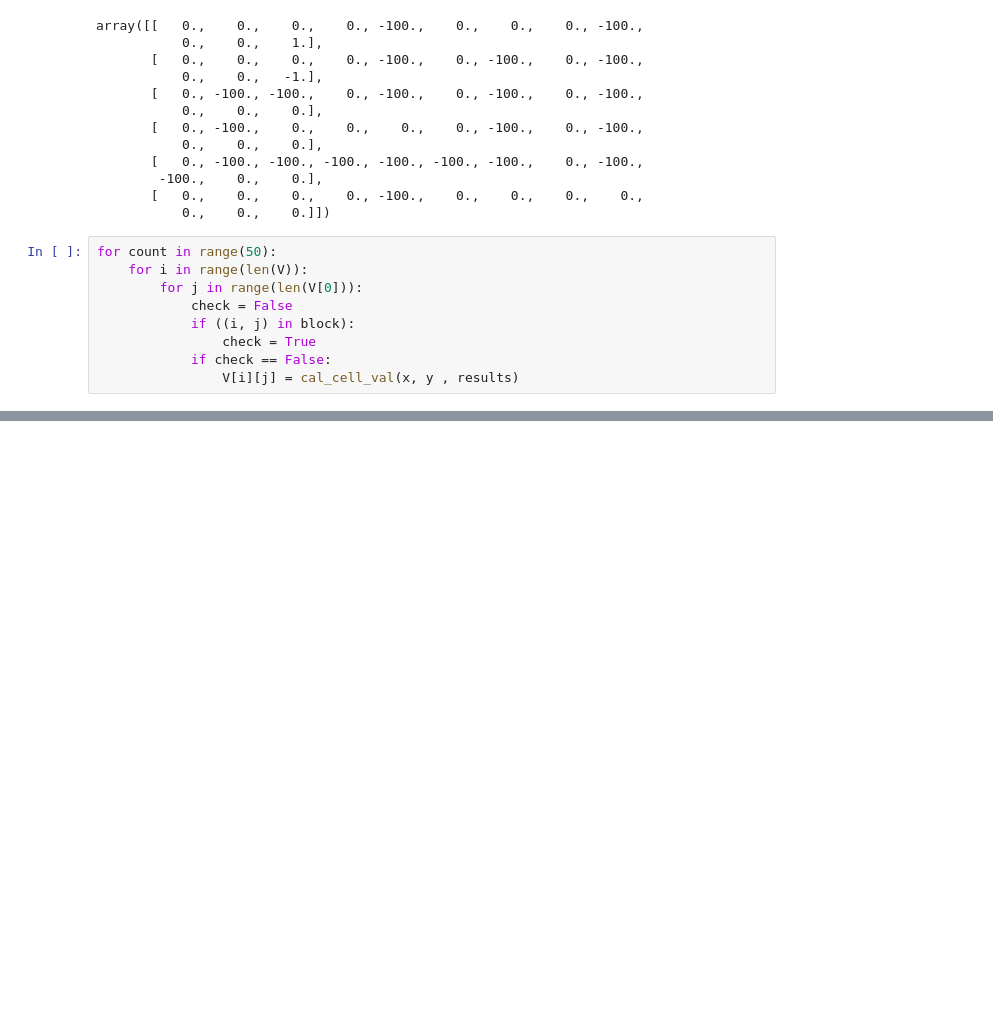
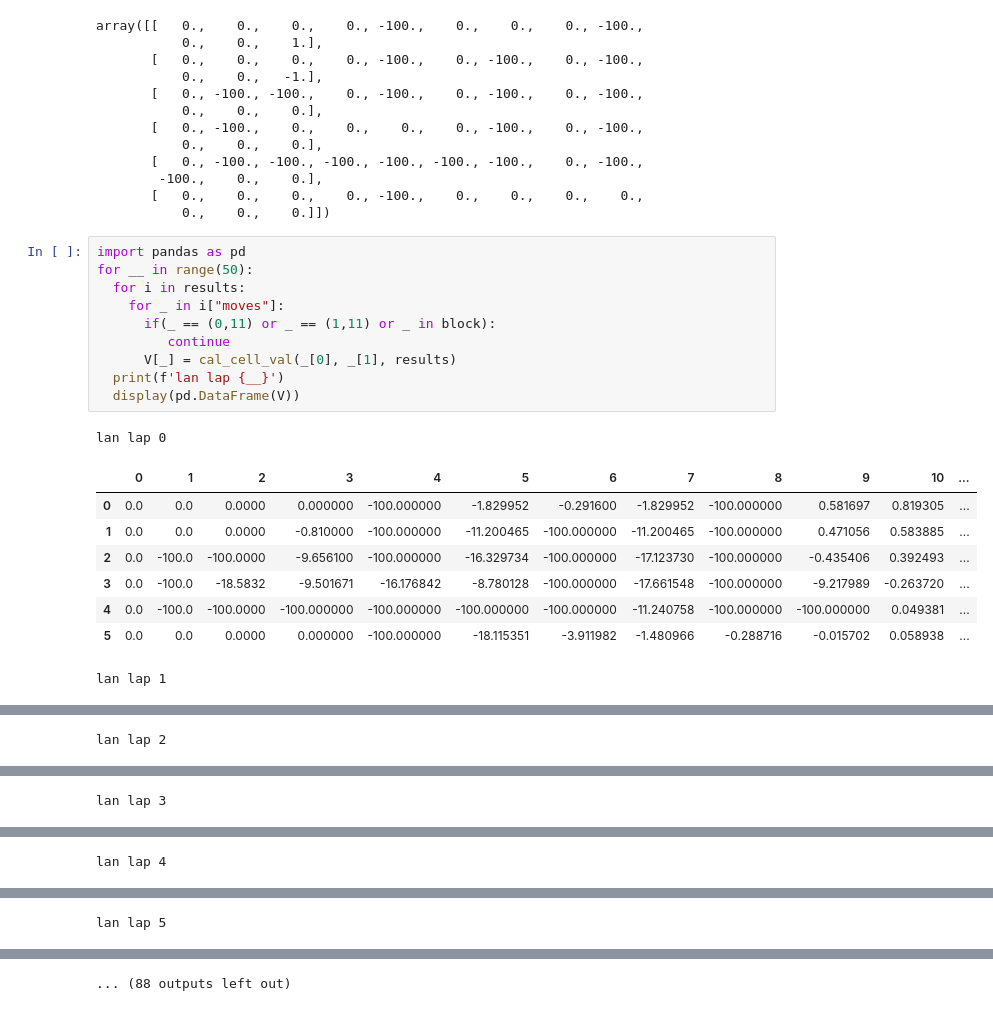
Before and after one commit to TDMVu18/Reinforcement_Learning, a Jupyter notebook: 29thg3_exam.ipynb, the cells around one changed output, grey strips where cells are left out. Drawn from its saved outputs; the diff is of its cells as text; blank space fills up the shorter version.

```diff
--- a/29thg3_exam.ipynb
+++ b/29thg3_exam.ipynb
@@ -139,12 +139,23 @@ array([[   0.,    0.,    0.,    0., -100.,    0.,    0.,    0., -100.,
         -100.,    0.,    0.],
        [   0.,    0.,    0.,    0., -100.,    0.,    0.,    0.,    0.,
            0.,    0.,    0.]])
-# %%
-for count in range(50):
-    for i in range(len(V)):
-        for j in range(len(V[0])):
-            check = False
-            if ((i, j) in block):
-                check = True
-            if check == False:
-                V[i][j] = cal_cell_val(x, y , results)
+# %%
+import pandas as pd
+for __ in range(50):
+  for i in results:
+    for _ in i["moves"]:
+      if(_ == (0,11) or _ == (1,11) or _ in block):
+         continue
+      V[_] = cal_cell_val(_[0], _[1], results)
+  print(f'lan lap {__}')
+  display(pd.DataFrame(V))
+# %% [output]
+lan lap 0
+|  | 0 | 1 | 2 | 3 | 4 | 5 | 6 | 7 | 8 | 9 | 10 | ... |
+| 0 | 0.0 | 0.0 | 0.0000 | 0.000000 | -100.000000 | -1.829952 | -0.291600 | -1.829952 | -100.000000 | 0.581697 | 0.819305 | ... |
+| 1 | 0.0 | 0.0 | 0.0000 | -0.810000 | -100.000000 | -11.200465 | -100.000000 | -11.200465 | -100.000000 | 0.471056 | 0.583885 | ... |
+| 2 | 0.0 | -100.0 | -100.0000 | -9.656100 | -100.000000 | -16.329734 | -100.000000 | -17.123730 | -100.000000 | -0.435406 | 0.392493 | ... |
+| 3 | 0.0 | -100.0 | -18.5832 | -9.501671 | -16.176842 | -8.780128 | -100.000000 | -17.661548 | -100.000000 | -9.217989 | -0.263720 | ... |
+| 4 | 0.0 | -100.0 | -100.0000 | -100.000000 | -100.000000 | -100.000000 | -100.000000 | -11.240758 | -100.000000 | -100.000000 | 0.049381 | ... |
+| 5 | 0.0 | 0.0 | 0.0000 | 0.000000 | -100.000000 | -18.115351 | -3.911982 | -1.480966 | -0.288716 | -0.015702 | 0.058938 | ... |
+lan lap 1
@@ -150,0 +169 @@ for count in range(50):
+lan lap 2
@@ -150,0 +177 @@ for count in range(50):
+lan lap 3
@@ -150,0 +185 @@ for count in range(50):
+lan lap 4
@@ -150,0 +193 @@ for count in range(50):
+lan lap 5
@@ -151,3 +201,4 @@ for count in range(50):
+... (88 outputs left out)
 # %%
 V
 # %% [output]
```
Also changed, not shown: parts of 2 cells of this notebook.
